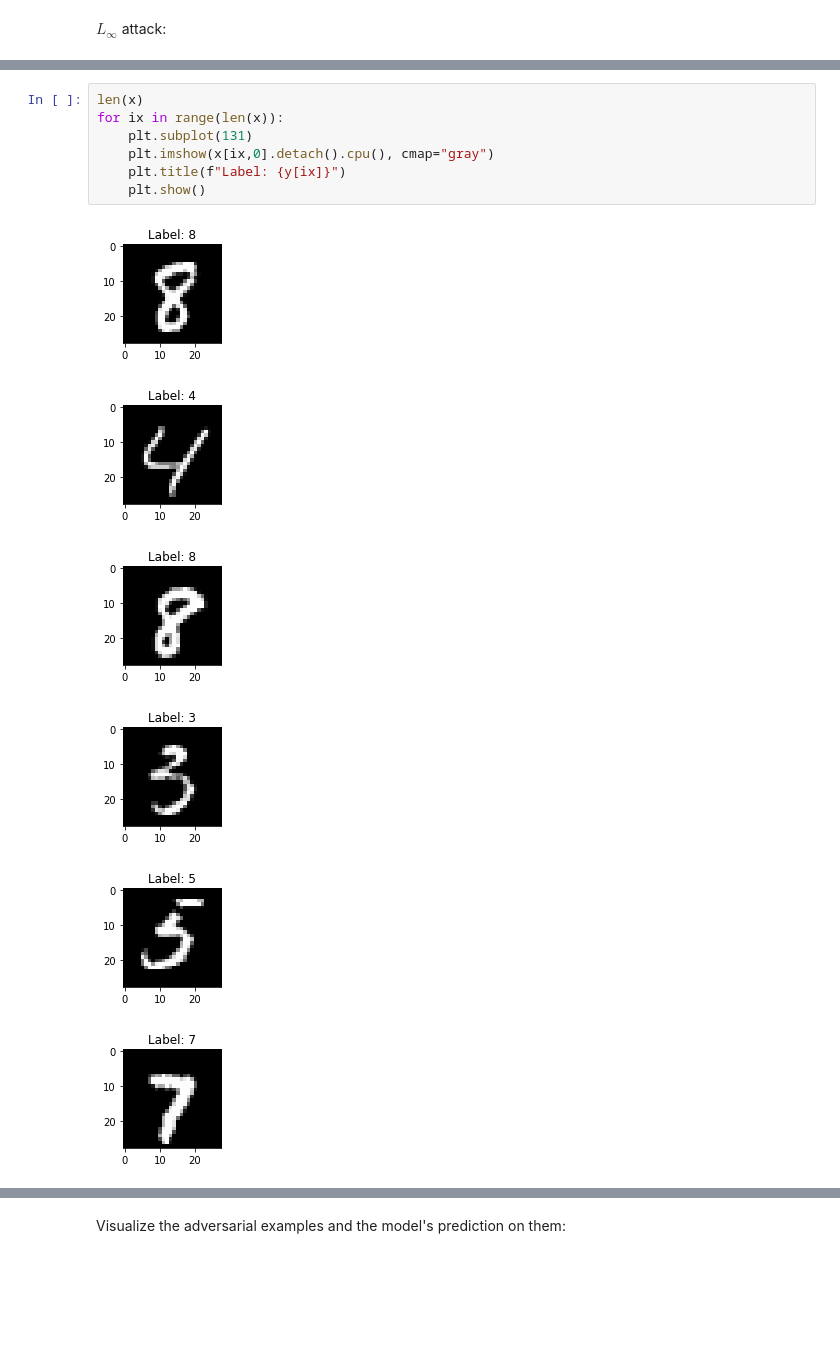
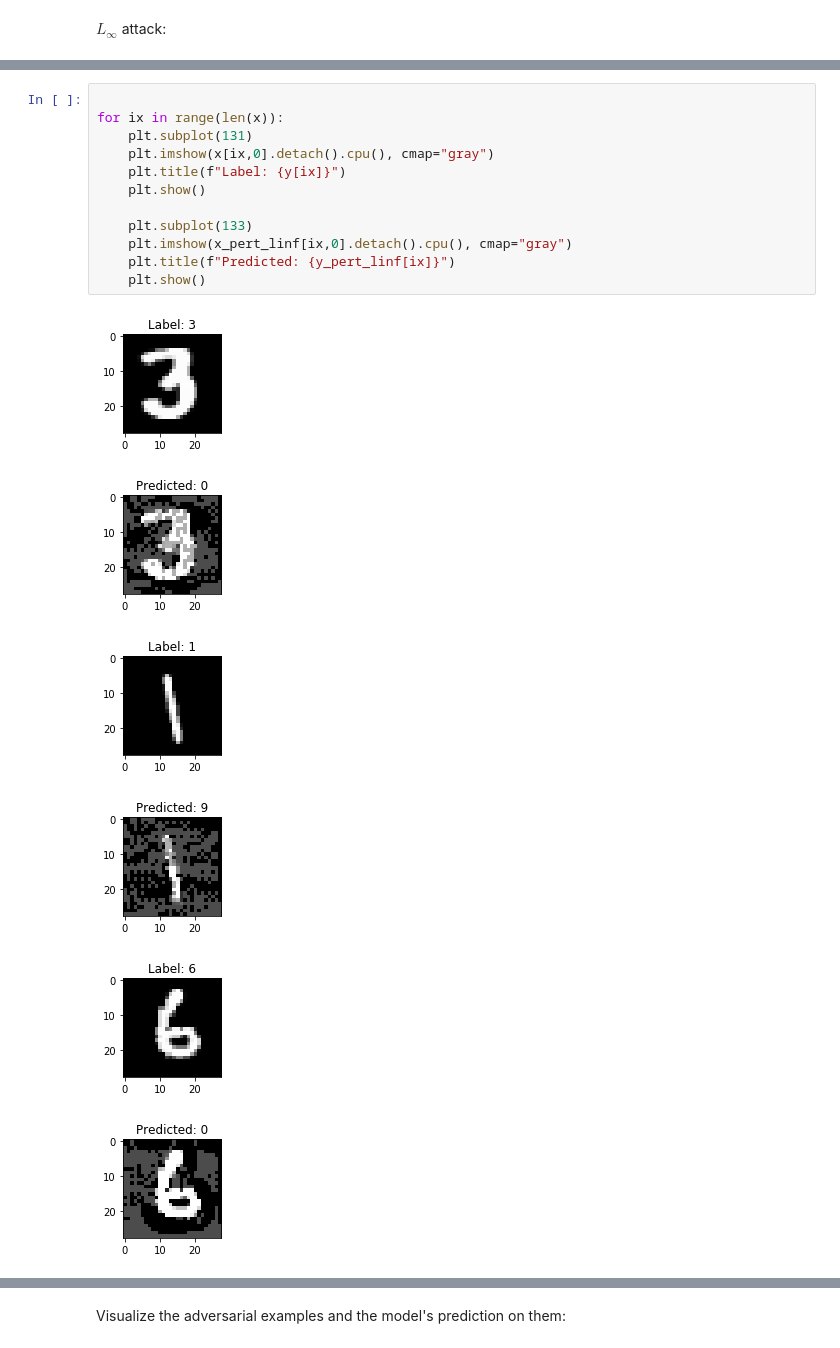
Before and after one commit to ga68siv/ml-sequential-data, a Jupyter notebook: Robustness/part_1_training.ipynb, the cells around one changed output, grey strips where cells are left out. Saved outputs shown, nothing was run; the diff lists cells and outputs as text; blank space fills up the shorter version.

Commit message:
Update Linf attack

```diff
--- a/Robustness/part_1_training.ipynb
+++ b/Robustness/part_1_training.ipynb
@@ -182,15 +206,20 @@ for x, y in test_loader:
 ##########################################################
 # %%
-len(x)
+
 for ix in range(len(x)):
     plt.subplot(131)
     plt.imshow(x[ix,0].detach().cpu(), cmap="gray")
     plt.title(f"Label: {y[ix]}")
     plt.show()
+
+    plt.subplot(133)
+    plt.imshow(x_pert_linf[ix,0].detach().cpu(), cmap="gray")
+    plt.title(f"Predicted: {y_pert_linf[ix]}")
+    plt.show()
 # %% [output]
-[figure, old version]
+[figure, new version]
-[figure, old version]
+[figure, new version]
-[figure, old version]
+[figure, new version]
-[figure, old version]
+[figure, new version]
-[figure, old version]
+[figure, new version]
-[figure, old version]
+[figure, new version]
```
Also changed, not shown: parts of 5 cells of this notebook, 1 other file.
